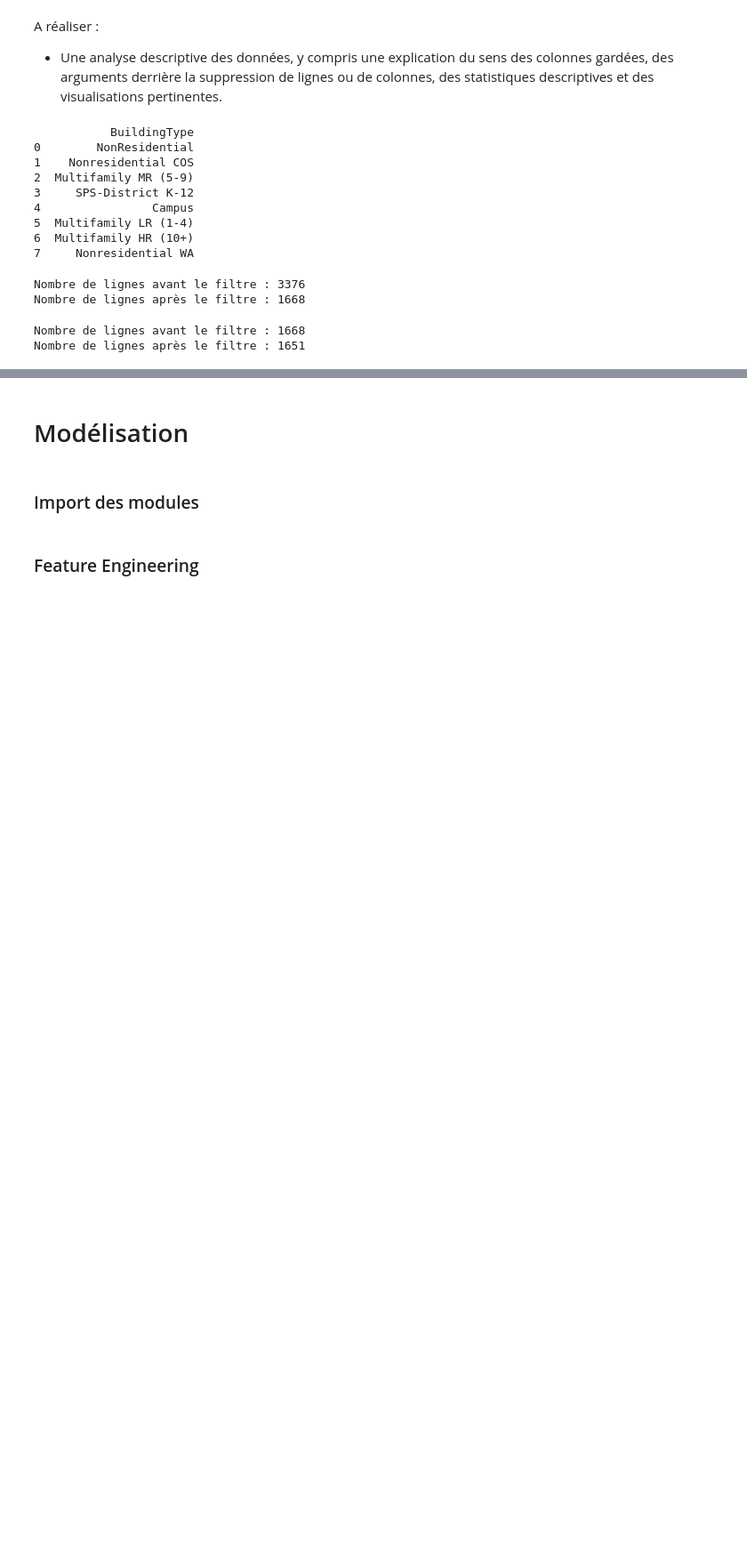
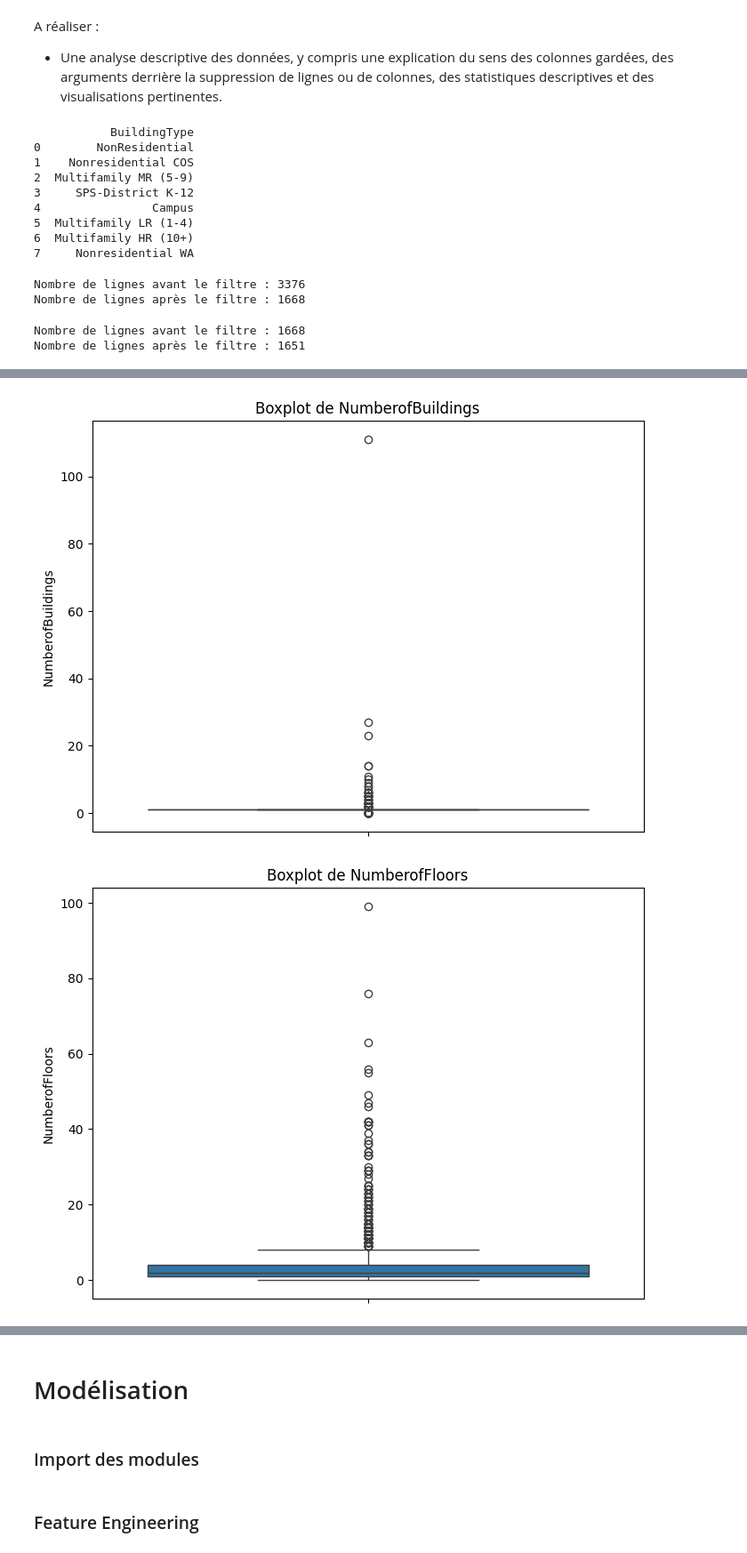
Before and after one commit to tgothie67-debug/6_Anticipez_les_besoins_en_consommation_de_batiments, a Jupyter notebook: template_modelistation_supervisee.ipynb, the cells around one changed output, grey strips where cells are left out. Shown at 89% size. Saved outputs shown, nothing was run; the diff lists cells and outputs as text; code cells hidden in the pictures; blank space fills up the shorter version.

```diff
--- a/template_modelistation_supervisee.ipynb
+++ b/template_modelistation_supervisee.ipynb
@@ -135,0 +245,13 @@ Nombre de lignes après le filtre : 0
+# %%
+# Garder les colonnes pertinentes
+building_consumption_cleaned = building_consumption_compliant[[
+    'BuildingType',
+    'YearBuilt',
+    'NumberofBuildings',
+    'NumberofFloors',
+    'PropertyGFABuilding(s)',
+    'LargestPropertyUseType',
+    'ENERGYSTARScore',
+    'SiteEnergyUse(kBtu)',
+    'TotalGHGEmissions'
+]]
@@ -135,0 +267,20 @@ Nombre de lignes après le filtre : 0
+# %%
+# Liste des colonnes à analyser
+colonnes = [
+    'NumberofBuildings',
+    'NumberofFloors',
+    'PropertyGFABuilding(s)',
+    'ENERGYSTARScore',
+    'SiteEnergyUse(kBtu)',
+    'TotalGHGEmissions'
+]
+
+# Créer un boxplot pour chaque colonne
+for colonne in colonnes:
+    plt.figure(figsize=(8, 6))
+    sns.boxplot(data=building_consumption_cleaned, y=colonne)
+    plt.title(f"Boxplot de {colonne}")
+    plt.show()
+# %% [output]
+[figure, added]
+[figure, added]
```
Also changed, not shown: parts of 22 cells of this notebook, 3 other files.
